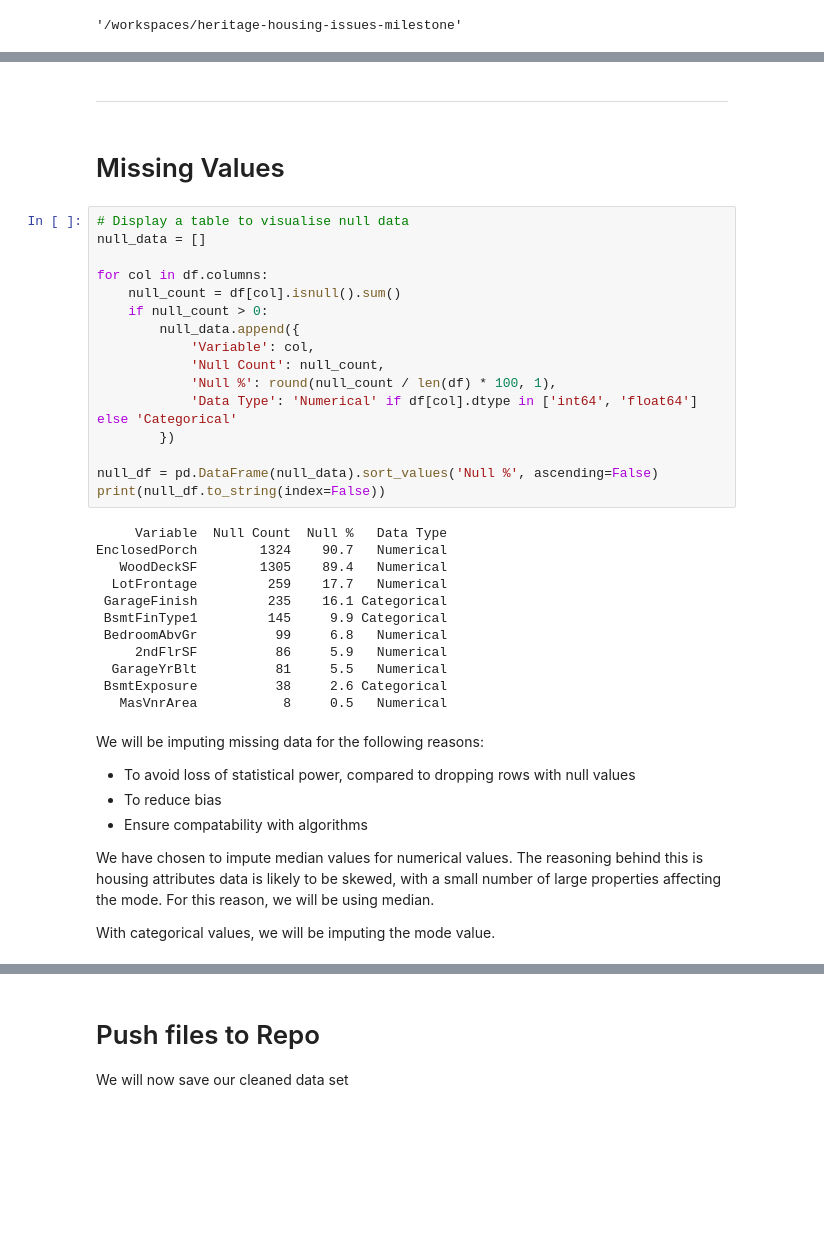
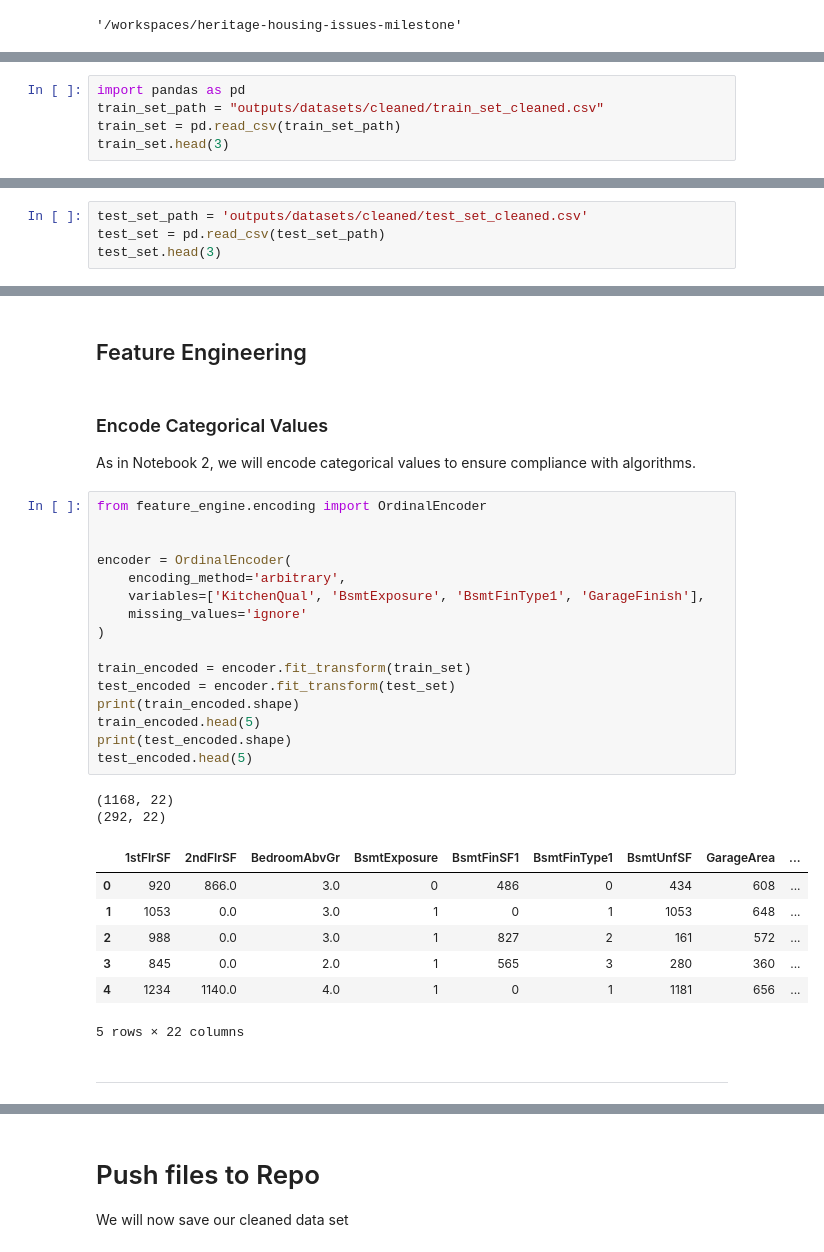
Before and after one commit to Rob-C-89/heritage-housing-issues-milestone, a Jupyter notebook: jupyter_notebooks/04 -Feature Engineering.ipynb, the cells around one changed output, grey strips where cells are left out. Saved outputs shown, nothing was run; the diff lists cells and outputs as text; blank space fills up the shorter version.

Commit message:
Edit feature engineering notebook

```diff
--- a/jupyter_notebooks/04 -Feature Engineering.ipynb
+++ b/jupyter_notebooks/04 -Feature Engineering.ipynb
@@ -47,0 +40,5 @@ current_dir
+# %%
+import pandas as pd
+train_set_path = "outputs/datasets/cleaned/train_set_cleaned.csv"
+train_set = pd.read_csv(train_set_path)
+train_set.head(3)
@@ -47,0 +53,4 @@ current_dir
+# %%
+test_set_path = 'outputs/datasets/cleaned/test_set_cleaned.csv'
+test_set = pd.read_csv(test_set_path)
+test_set.head(3)
@@ -62,41 +71,34 @@ df.head()
+# %% [markdown]
+## Feature Engineering
+# %% [markdown]
+### Encode Categorical Values
+
+As in Notebook 2, we will encode categorical values to ensure compliance with algorithms.
+# %%
+from feature_engine.encoding import OrdinalEncoder
+
+
+encoder = OrdinalEncoder(
+    encoding_method='arbitrary',
+    variables=['KitchenQual', 'BsmtExposure', 'BsmtFinType1', 'GarageFinish'],
+    missing_values='ignore'
+)
+
+train_encoded = encoder.fit_transform(train_set)
+test_encoded = encoder.fit_transform(test_set)
+print(train_encoded.shape)
+train_encoded.head(5)
+print(test_encoded.shape)
+test_encoded.head(5)
+# %% [output]
+(1168, 22)
+(292, 22)
+|  | 1stFlrSF | 2ndFlrSF | BedroomAbvGr | BsmtExposure | BsmtFinSF1 | BsmtFinType1 | BsmtUnfSF | GarageArea | ... |
+| 0 | 920 | 866.0 | 3.0 | 0 | 486 | 0 | 434 | 608 | ... |
+| 1 | 1053 | 0.0 | 3.0 | 1 | 0 | 1 | 1053 | 648 | ... |
+| 2 | 988 | 0.0 | 3.0 | 1 | 827 | 2 | 161 | 572 | ... |
+| 3 | 845 | 0.0 | 2.0 | 1 | 565 | 3 | 280 | 360 | ... |
+| 4 | 1234 | 1140.0 | 4.0 | 1 | 0 | 1 | 1181 | 656 | ... |
+5 rows × 22 columns
 # %% [markdown]
 ---
-# %% [markdown]
-# Missing Values
-# %%
-# Display a table to visualise null data
-null_data = []
-
-for col in df.columns:
-    null_count = df[col].isnull().sum()
-    if null_count > 0:
-        null_data.append({
-            'Variable': col,
-            'Null Count': null_count,
-            'Null %': round(null_count / len(df) * 100, 1),
-            'Data Type': 'Numerical' if df[col].dtype in ['int64', 'float64'] else 'Categorical'
-        })
-
-null_df = pd.DataFrame(null_data).sort_values('Null %', ascending=False)
-print(null_df.to_string(index=False))
-# %% [output]
-     Variable  Null Count  Null %   Data Type
-EnclosedPorch        1324    90.7   Numerical
-   WoodDeckSF        1305    89.4   Numerical
-  LotFrontage         259    17.7   Numerical
- GarageFinish         235    16.1 Categorical
- BsmtFinType1         145     9.9 Categorical
- BedroomAbvGr          99     6.8   Numerical
-     2ndFlrSF          86     5.9   Numerical
-  GarageYrBlt          81     5.5   Numerical
- BsmtExposure          38     2.6 Categorical
-   MasVnrArea           8     0.5   Numerical
-# %% [markdown]
-We will be imputing missing data for the following reasons:
-* To avoid loss of statistical power, compared to dropping rows with null values
-* To reduce bias
-* Ensure compatability with algorithms
-
-We have chosen to impute median values for numerical values. The reasoning behind this is housing attributes data is likely to be skewed, with a small number of large properties affecting the mode. For this reason, we will be using median.
-
-With categorical values, we will be imputing the mode value.
```
Also changed, not shown: parts of 31 cells of this notebook, 3 other files.
